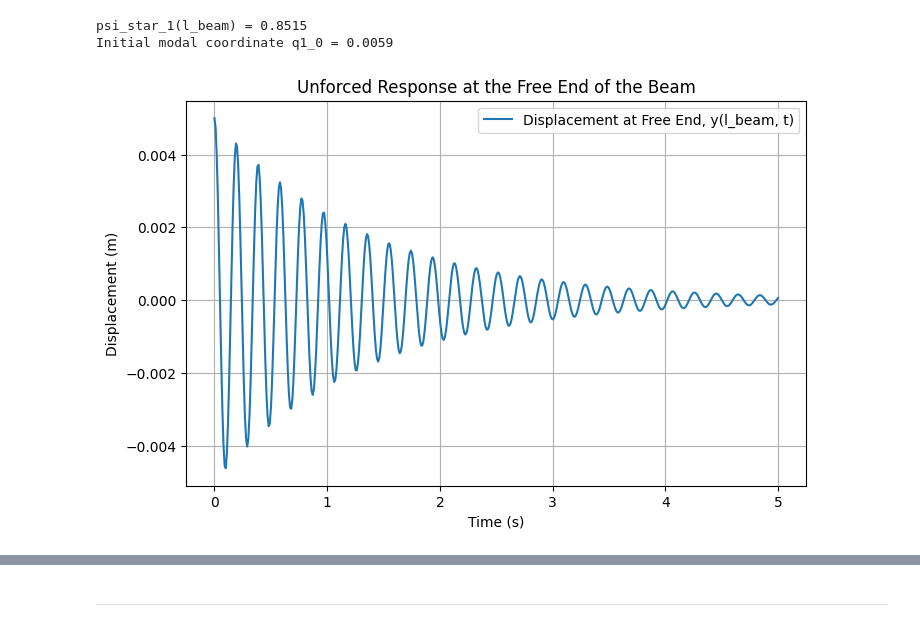
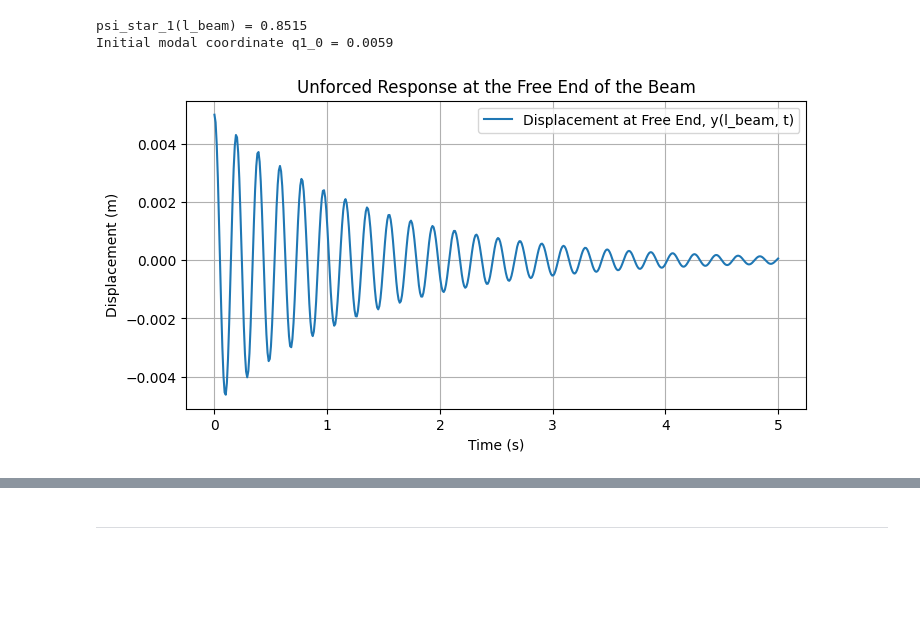
Before and after one commit to chamudithamk/ME422-B2-Lab-Group, a Jupyter notebook: Vibration/E20_198_Vibration.ipynb, the cells around one changed output, grey strips where cells are left out. Drawn from its saved outputs; the diff is of its cells as text; code cells hidden in the pictures; blank space fills up the shorter version.

```diff
--- a/Vibration/E20_198_Vibration.ipynb
+++ b/Vibration/E20_198_Vibration.ipynb
@@ -925,28 +925,28 @@ q2_t = solution[:, 1]
 # %%
 z1_t = np.zeros_like(t)
 z2_t = np.zeros_like(t)
 
 for i in range(len(t)):
     q_vector = np.array([q1_t[i], q2_t[i]])
     z_vector = Phi @ q_vector
     z1_t[i] = z_vector[0]
     z2_t[i] = z_vector[1]
 
 psi1_l_beam = psi(l_beam, beta1, l_beam, E*I, k_theta)
 psi2_l_beam = psi(l_beam, beta2, l_beam, E*I, k_theta)
 
 y_l_beam_t = z1_t * psi1_l_beam + z2_t * psi2_l_beam
 
-plt.figure(figsize=(8, 5))
+plt.figure(figsize=(8, 4))
 plt.plot(t, y_l_beam_t, label='Displacement at Free End, y(l_beam, t)')
 plt.xlabel('Time (s)')
 plt.ylabel('Displacement (m)')
 plt.title('Unforced Response at the Free End of the Beam')
 plt.grid(True)
 plt.legend()
 plt.show()
 # %% [output]
-[figure, old version]
+[figure, new version]
 # %%
 y_x_t = np.zeros((len(t), len(x)))
 
```
Also changed, not shown: parts of 1 cell of this notebook.
